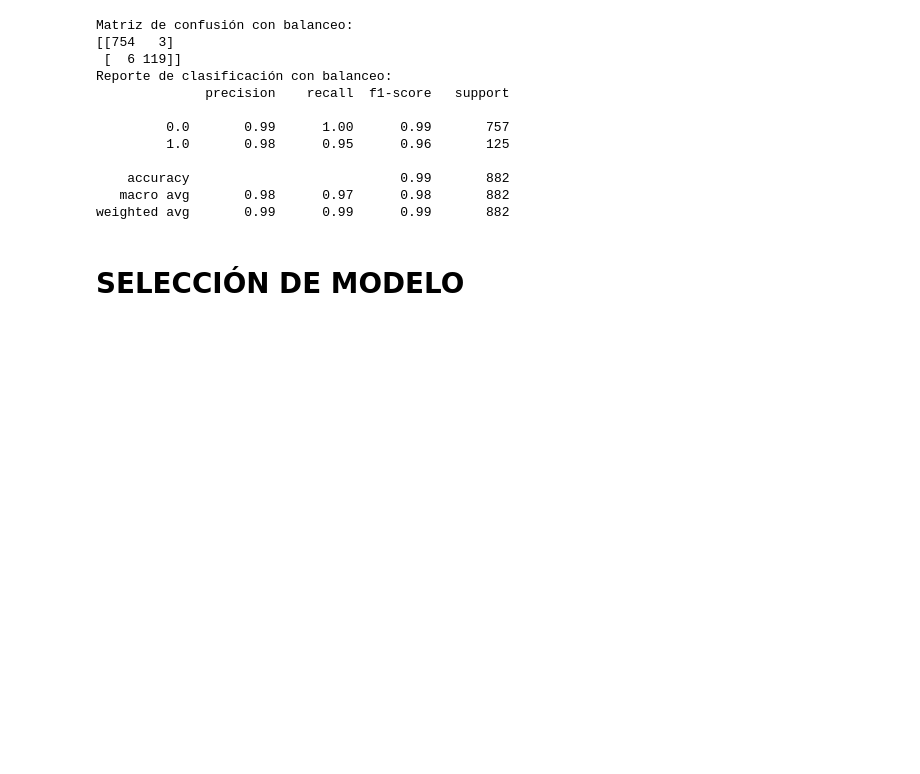
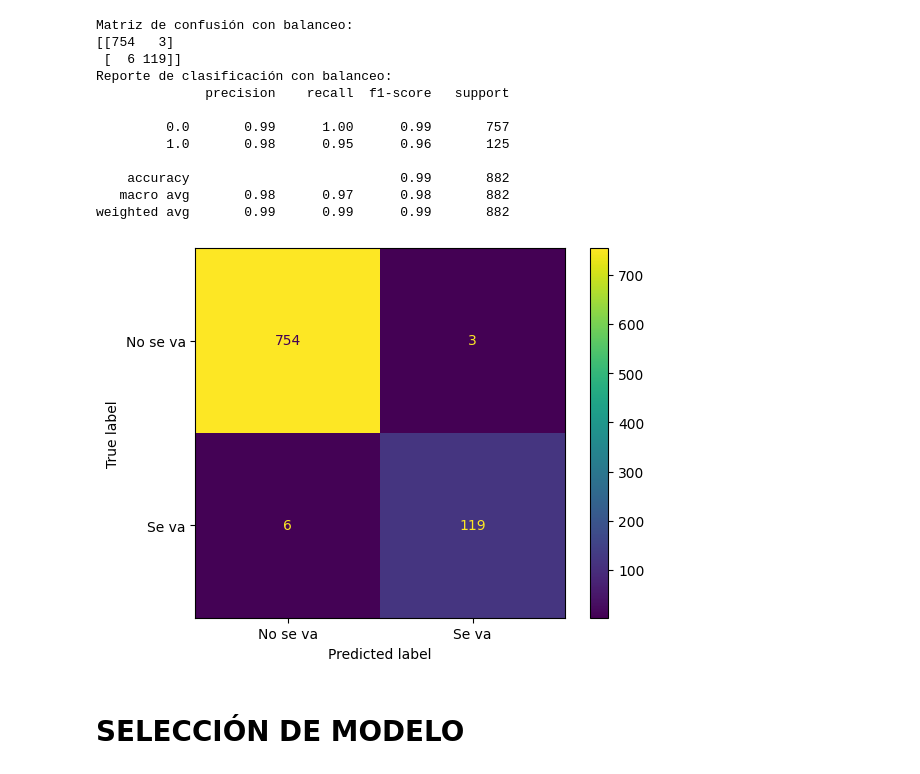
Before and after one commit to juantoro5/Analitica-para-RH-E7, a Jupyter notebook: Modelos.ipynb, the cells around one changed output. Saved outputs shown, nothing was run; the diff lists cells and outputs as text; code cells hidden in the pictures; blank space fills up the shorter version.

```diff
--- a/Modelos.ipynb
+++ b/Modelos.ipynb
@@ -501,6 +509,14 @@ Reporte de clasificación con balanceo:
     accuracy                           0.99       882
    macro avg       0.98      0.97      0.98       882
 weighted avg       0.99      0.99      0.99       882
+# %%
+#confusion
+conf_matrix = confusion_matrix(y_test, y_pred_balanced)
+conf_matrix_display1 = ConfusionMatrixDisplay(confusion_matrix = conf_matrix, display_labels = ['No se va', 'Se va'])
+conf_matrix_display1.plot()
+plt.show()
+# %% [output]
+[figure, added]
 # %% [markdown]
 # SELECCIÓN DE MODELO
 # %% [markdown]
```
Also changed, not shown: parts of 2 cells of this notebook.
